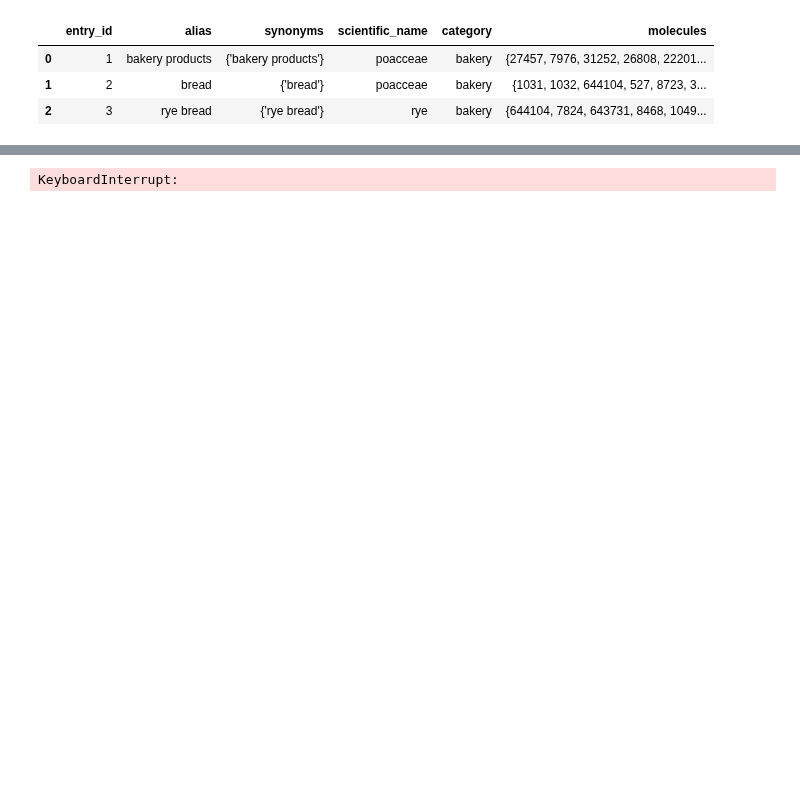
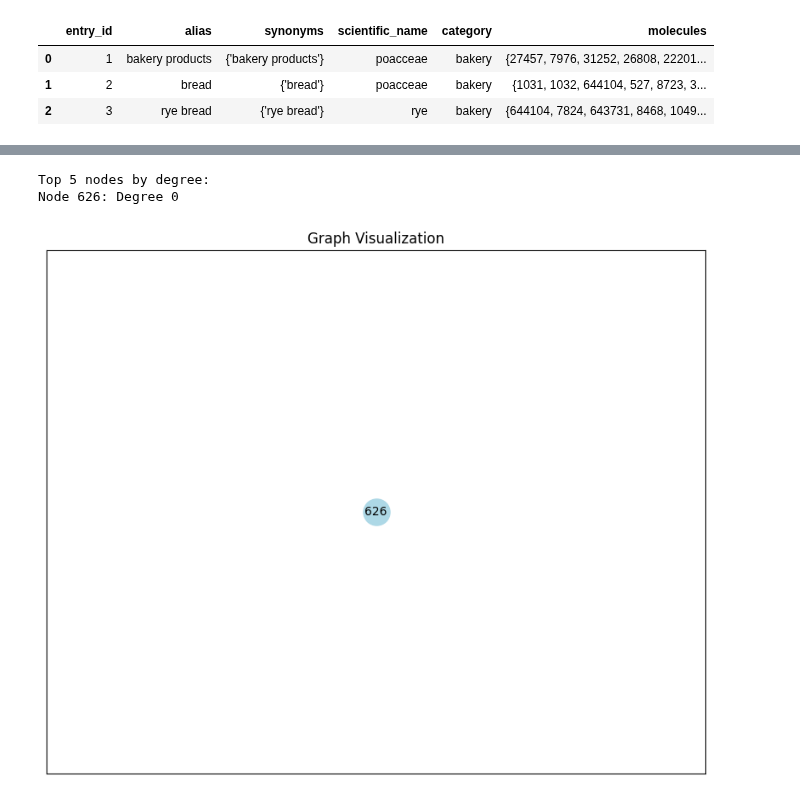
Before and after one commit to MariMurotani/RecipeHack, a Jupyter notebook: jupyter/flavor_db_matrix.ipynb, the cells around one changed output, grey strips where cells are left out. Cells and saved outputs as stored; diff of their text form; code cells hidden in the pictures; blank space fills up the shorter version.

```diff
--- a/jupyter/flavor_db_matrix.ipynb
+++ b/jupyter/flavor_db_matrix.ipynb
@@ -74,0 +83,18 @@ matrix_df
+# %%
+# 中心ノードを指定指定して共起関係を作成する
+central_entry_id = 626
+
+central_occurrence = co_occurrence[co_occurrence.index == central_entry_id].transpose().sort_values(central_entry_id, ascending=False)
+central_occurrence = central_occurrence[central_occurrence[central_entry_id] > 1]
+central_occurrence = central_occurrence.sort_values(central_entry_id, ascending=False)
+
+# flavor_dbはdish以外でフィルタする
+# flavor_dbは程よくフィルタしてみる
+filtered_flavor_db = flavor_db[flavor_db['category'].isin(['dairy', 'nut', 'fluit', 'vegetable', 'spice', 'herb', 'condiment', 'bakery'])]
+
+# マスタと結合する
+pd_picked = pd.DataFrame(central_occurrence)
+pd_picked.reset_index(inplace=True)
+pd_picked.rename(columns={'index': 'picked_entry_id', central_entry_id: 'co_occurrence'}, inplace=True)
+pd_filtered = pd.merge(pd_picked, filtered_flavor_db, left_on='picked_entry_id', right_on='entry_id', how='inner')
+pd_filtered
@@ -74,0 +115,4 @@ matrix_df
+# %%
+entry_ids = [central_entry_id] + pd_filtered['picked_entry_id'].tolist()
+graph_occurrence = co_occurrence[co_occurrence.index.isin(entry_ids)][entry_ids]
+graph_occurrence
@@ -90,12 +151,0 @@ for i, j in itertools.combinations(co_occurrence.columns, 2):
-# %%
-# ネットワークの描画
-pos = nx.spring_layout(G)
-nx.draw(G, pos, with_labels=True, font_weight='bold')
-
-# エッジのラベル（重み）を表示
-labels = nx.get_edge_attributes(G, 'weight')
-nx.draw_networkx_edge_labels(G, pos, edge_labels=labels)
-
-#plt.show()
-# %% [output]
-KeyboardInterrupt:
@@ -101,0 +157,36 @@ KeyboardInterrupt:
+# %%
+degree_dict = dict(G.degree())
+sorted_degrees = sorted(degree_dict.items(), key=lambda x: x[1], reverse=True)
+
+# 最も接続の多い上位5つのノードを表示
+print("Top 5 nodes by degree:")
+for node, degree in sorted_degrees[:5]:
+    print(f"Node {node}: Degree {degree}")
+# %% [output]
+Top 5 nodes by degree:
+Node 626: Degree 0
+# %%
+def draw_graph(G):
+    plt.figure(figsize=(10, 8))  # グラフのサイズを指定
+    pos = nx.spring_layout(G)  # ノードの配置を設定（spring_layout は一般的に使われるレイアウト）
+
+    # ノードを描画
+    nx.draw_networkx_nodes(G, pos, node_size=500, node_color='lightblue')
+
+    # エッジを描画
+    nx.draw_networkx_edges(G, pos, edgelist=G.edges(), edge_color='gray')
+
+    # ノードのラベルを描画
+    nx.draw_networkx_labels(G, pos, font_size=10, font_color='black')
+
+    # エッジの重みを描画
+    edge_labels = nx.get_edge_attributes(G, 'weight')
+    nx.draw_networkx_edge_labels(G, pos, edge_labels=edge_labels)
+
+    plt.title('Graph Visualization')
+    plt.show()
+
+# グラフ G を描画
+draw_graph(G)
+# %% [output]
+[figure, added]
```
Also changed, not shown: parts of 8 cells of this notebook.
